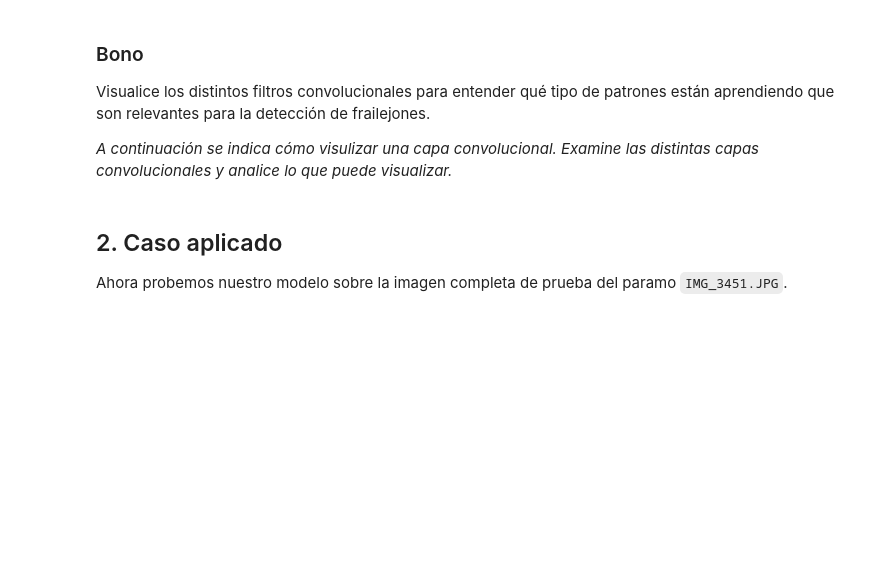
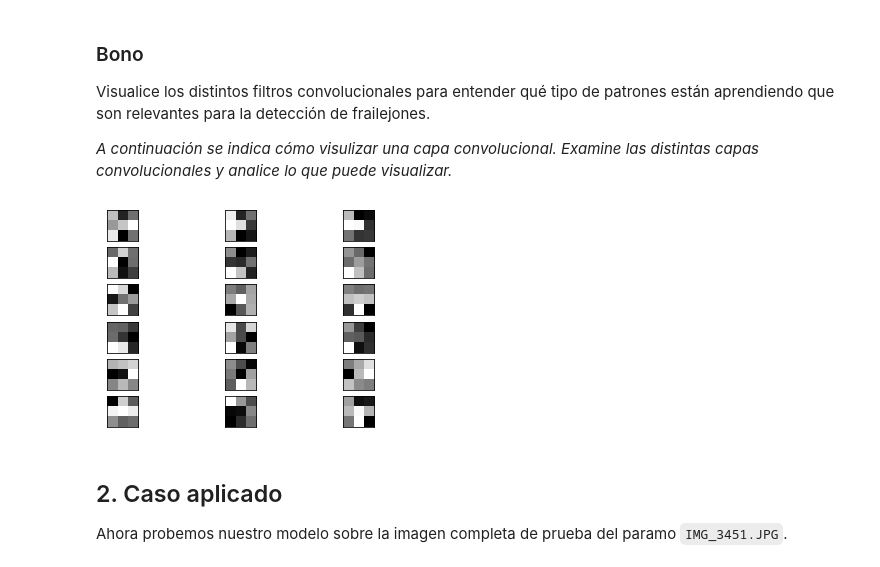
Before and after one commit to diegojeda/Modelos-Avanzados-2, a Jupyter notebook: Semana 6/Semana6_RedesConvolucionales_Actividad.ipynb, the cells around one changed output. Drawn from its saved outputs; the diff is of its cells as text; code cells hidden in the pictures; blank space fills up the shorter version.

```diff
--- a/Semana 6/Semana6_RedesConvolucionales_Actividad.ipynb
+++ b/Semana 6/Semana6_RedesConvolucionales_Actividad.ipynb
@@ -939,26 +939,28 @@ Visualice los distintos filtros convolucionales para entender qué tipo de patro
 from matplotlib import pyplot
 # %%
 # cargamos los pesos de la primera capa escondida
-filters, biases = model_3.layers[0].get_weights()
+filters, biases = model_best.layers[0].get_weights()
 # normalizamos los valores de los filtros (0,1)
 f_min, f_max = filters.min(), filters.max()
 filters = (filters - f_min) / (f_max - f_min)
 # graficamos los primeros filtros
 n_filters, ix = 6, 1
 for i in range(n_filters):
 # tomamos los filtros
     f = filters[:, :, :, i]
 # graficamos cada canal separadamente
     for j in range(3):
         # subplot y axis
         ax = pyplot.subplot(n_filters, 3, ix)
         ax.set_xticks([])
         ax.set_yticks([])
 # graficamos cada filtro en escala de grises
         pyplot.imshow(f[:, :, j], cmap='gray')
         ix += 1
 # graficamos la figura
 pyplot.show()
+# %% [output]
+[figure, added]
 # %% [markdown]
 ## 2. Caso aplicado
 
```
Also changed, not shown: parts of 1 cell of this notebook.
